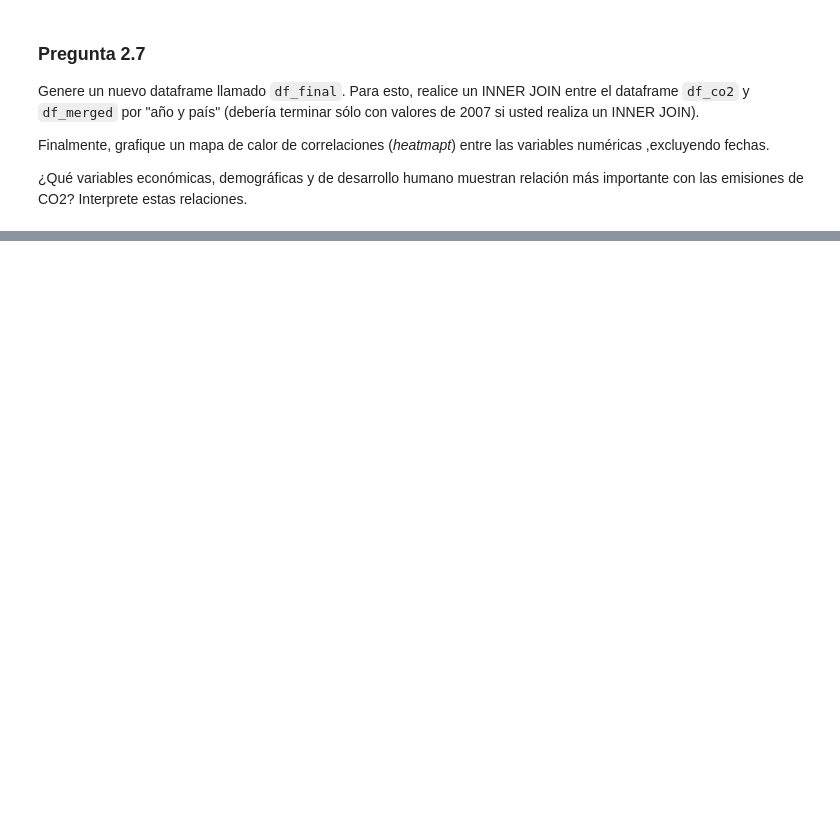
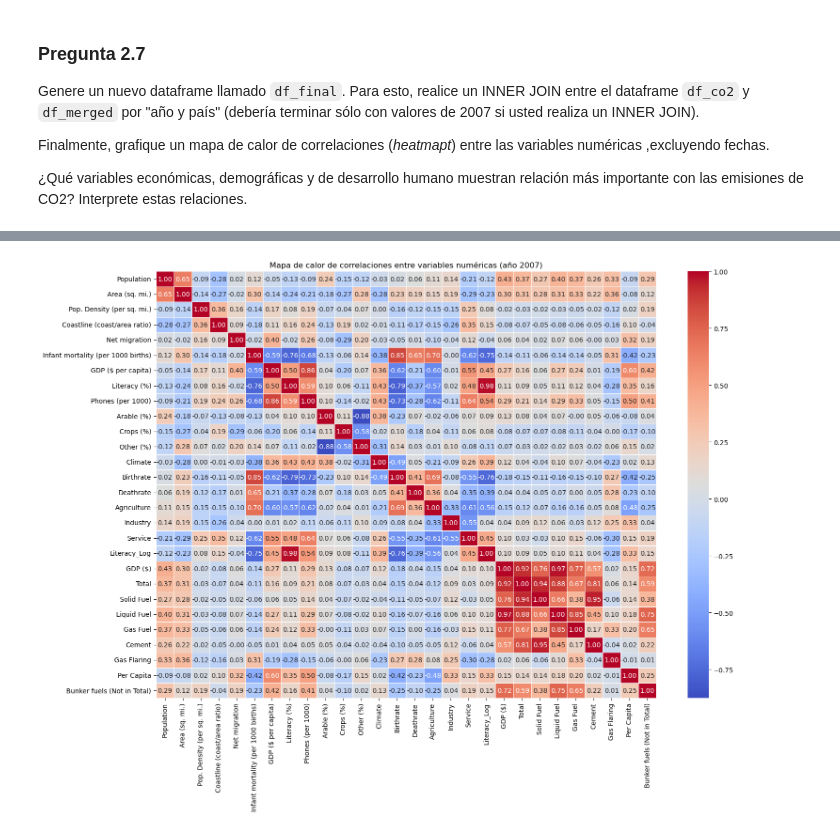
Before and after one commit to GabOqueli-16062022/Aplicaciones_Machine_Learning_economia, a Jupyter notebook: Tarea I/Tarea_1.ipynb, the cells around one changed output, grey strips where cells are left out. Saved outputs shown, nothing was run; the diff lists cells and outputs as text; code cells hidden in the pictures; blank space fills up the shorter version.

```diff
--- a/Tarea I/Tarea_1.ipynb
+++ b/Tarea I/Tarea_1.ipynb
@@ -1267,0 +1390,6 @@ Finalmente, grafique un mapa de calor de correlaciones (_heatmapt_) entre las va
+# %%
+df_co2 = df_co2.drop(columns=['pct_change_total', 'pct_change_total_imputado', 'desvio_pct']) # limpiamos las variables que no necesitamos
+df['Country'] = df['Country'].replace(country_name_mapping_co2) # Aplicamos el mapeo sobre df
+df_co2 = df_co2.rename(columns={'Year' : 'date'}) # Estandarizo la variable country previo a realizar  el inner join
+df_final = pd.merge(df, df_co2, how='inner', on=['Country', 'date'])
+print(df_final)#Verificamos
@@ -1267,0 +1414,14 @@ Finalmente, grafique un mapa de calor de correlaciones (_heatmapt_) entre las va
+# %%
+# Filtrar solo variables numéricas (excluyendo columnas tipo fecha)
+df_numericas = df_final.select_dtypes(include='number')
+columnas_fecha = ['Year', 'date_x', 'date_y']
+df_numericas = df_numericas.drop(columns=[col for col in columnas_fecha if col in df_numericas.columns])
+matriz_corr = df_numericas.corr() # Matriz de correlación
+# Graficar el heatmap
+plt.figure(figsize=(16, 12))
+sns.heatmap(matriz_corr, annot=True, fmt=".2f", cmap='coolwarm', linewidths=0.5)
+plt.title("Mapa de calor de correlaciones entre variables numéricas (año 2007)")
+plt.tight_layout()
+plt.show()
+# %% [output]
+[figure, added]
```
Also changed, not shown: parts of 15 cells of this notebook.
